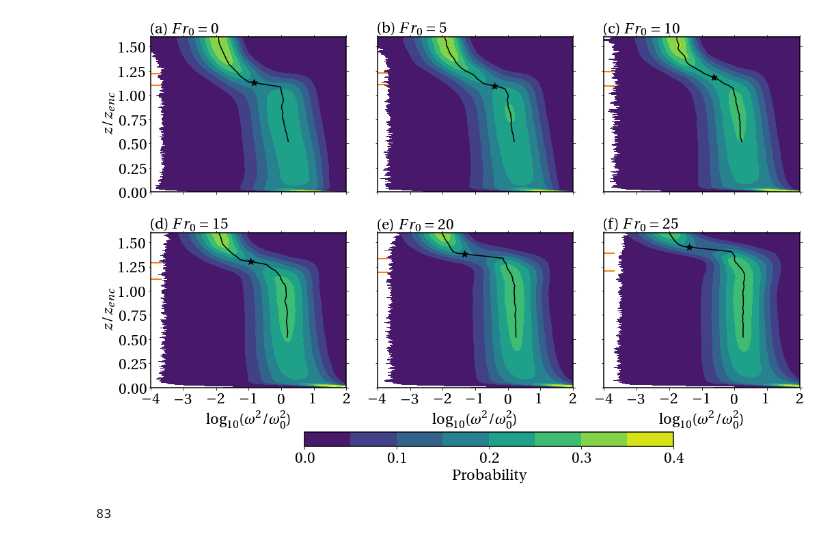
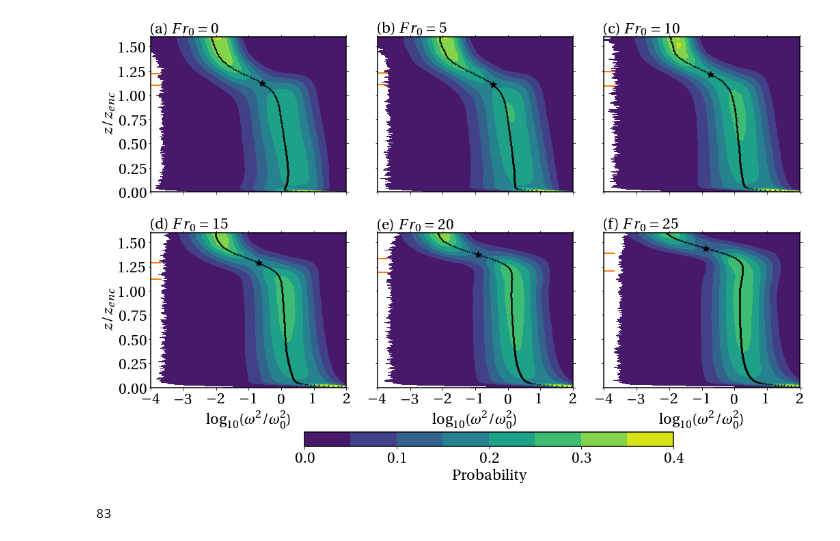
Before and after one commit to katherine-fodor/tlab-tools, a Jupyter notebook: PDFs.ipynb, the cells around one changed output. Drawn from its saved outputs; the diff is of its cells as text; code cells hidden in the pictures.

```diff
--- a/PDFs.ipynb
+++ b/PDFs.ipynb
@@ -286,67 +236,62 @@ ax1.set_xlim(-4,2)
 ax1.set_ylim(0,1.6)
 ax1.set_xticks([-4,-3,-2,-1,0,1,2])
 ax1.set_yticks([0,0.25,0.5,0.75,1,1.25,1.5])
+
 cs1 = ax1.contourf(S0_vortpdf_x_mean,S0_vortpdf_y_mean,S0_vortpdf_interp_runmean,cmap='viridis',levels=np.linspace(0,0.4,9))
-ax1.plot(maxvort_avg_S0[0][1],maxvort_avg_S0[0][0],'k')
-ax1.scatter(maxvort_avg_S0[0][1][j_saddle_S0],maxvort_avg_S0[0][0][j_saddle_S0],100,color='k',marker='*')
-# ax1.scatter(maxvort_S0,S0.y/np.mean(S0.z_enc),5,color='k',marker='.')
-# ax1.scatter((maxvort_S0[maxit_vort_S0+1]+maxvort_S0[maxit_vort_S0])/2,S0.y[maxit_vort_S0]/np.mean(S0.z_enc),100,color='k',marker='*')
+ax1.scatter(meanvort_S0,S0.y/np.mean(S0.z_enc),5,color='k',marker='.')
+ax1.scatter(meanvort_saddle_S0,y_vort_saddle_S0,100,color='k',marker='*')
 ax1.axhline(np.mean(S0.z_ig/S0.z_enc),0,0.05,color='C1',linewidth=2)
 ax1.axhline(np.mean(S0.z_if/S0.z_enc),0,0.05,color='C1',linewidth=2)
+
 cs2 = ax2.contourf(S05_vortpdf_x_mean,S05_vortpdf_y_mean,S05_vortpdf_interp_runmean,cmap='viridis',levels=np.linspace(0,0.4,9))
-ax2.plot(maxvort_avg_S05[0][1],maxvort_avg_S05[0][0],'k')
-ax2.scatter(maxvort_avg_S05[0][1][j_saddle_S05],maxvort_avg_S05[0][0][j_saddle_S05],100,color='k',marker='*')
-# ax2.scatter(maxvort_S05,S05.y/np.mean(S05.z_enc),5,color='k',marker='.')
-# ax2.scatter((maxvort_S05[maxit_vort_S05+1]+maxvort_S05[maxit_vort_S05])/2,S05.y[maxit_vort_S05]/np.mean(S05.z_enc),100,color='k',marker='*')
+ax2.scatter(meanvort_S05,S05.y/np.mean(S05.z_enc),5,color='k',marker='.')
+ax2.scatter(meanvort_saddle_S05,y_vort_saddle_S05,100,color='k',marker='*')
 ax2.axhline(np.mean(S05.z_ig/S05.z_enc),0,0.05,color='C1',linewidth=2)
 ax2.axhline(np.mean(S05.z_if/S05.z_enc),0,0.05,color='C1',linewidth=2)
+
 cs3 = ax3.contourf(S10_vortpdf_x_mean,S10_vortpdf_y_mean,S10_vortpdf_interp_runmean,cmap='viridis',levels=np.linspace(0,0.4,9))
-ax3.plot(maxvort_avg_S10[0][1],maxvort_avg_S10[0][0],'k')
-ax3.scatter(maxvort_avg_S10[0][1][j_saddle_S10],maxvort_avg_S10[0][0][j_saddle_S10],100,color='k',marker='*')
-# ax3.scatter(maxvort_S10,S10.y/np.mean(S10.z_enc),5,color='k',marker='.')
-# ax3.scatter((maxvort_S10[maxit_vort_S10+1]+maxvort_S10[maxit_vort_S10])/2,S10.y[maxit_vort_S10]/np.mean(S10.z_enc),100,color='k',marker='*')
+ax3.scatter(meanvort_S10,S10.y/np.mean(S10.z_enc),5,color='k',marker='.')
+ax3.scatter(meanvort_saddle_S10,y_vort_saddle_S10,100,color='k',marker='*')
 ax3.axhline(np.mean(S10.z_ig/S10.z_enc),0,0.05,color='C1',linewidth=2)
 ax3.axhline(np.mean(S10.z_if/S10.z_enc),0,0.05,color='C1',linewidth=2)
+
 cs4 = ax4.contourf(S15_vortpdf_x_mean,S15_vortpdf_y_mean,S15_vortpdf_interp_runmean,cmap='viridis',levels=np.linspace(0,0.4,9))
-ax4.plot(maxvort_avg_S15[0][1],maxvort_avg_S15[0][0],'k')
-ax4.scatter(maxvort_avg_S15[0][1][j_saddle_S15],maxvort_avg_S15[0][0][j_saddle_S15],100,color='k',marker='*')
-# ax4.scatter(maxvort_S15,S15.y/np.mean(S15.z_enc),5,color='k',marker='.')
-# ax4.scatter((maxvort_S15[maxit_vort_S15+1]+maxvort_S15[maxit_vort_S15])/2,S15.y[maxit_vort_S15]/np.mean(S15.z_enc),100,color='k',marker='*')
+ax4.scatter(meanvort_S15,S15.y/np.mean(S15.z_enc),5,color='k',marker='.')
+ax4.scatter(meanvort_saddle_S15,y_vort_saddle_S15,100,color='k',marker='*')
 ax4.axhline(np.mean(S15.z_ig/S15.z_enc),0,0.05,color='C1',linewidth=2)
 ax4.axhline(np.mean(S15.z_if/S15.z_enc),0,0.05,color='C1',linewidth=2)
+
 cs5 = ax5.contourf(S20_vortpdf_x_mean,S20_vortpdf_y_mean,S20_vortpdf_interp_runmean,cmap='viridis',levels=np.linspace(0,0.4,9))
-ax5.plot(maxvort_avg_S20[0][1],maxvort_avg_S20[0][0],'k')
-ax5.scatter(maxvort_avg_S20[0][1][j_saddle_S20],maxvort_avg_S20[0][0][j_saddle_S20],100,color='k',marker='*')
-# ax5.scatter(maxvort_S20,S20.y/np.mean(S20.z_enc),5,color='k',marker='.')
-# ax5.scatter((maxvort_S20[maxit_vort_S20+1]+maxvort_S20[maxit_vort_S20])/2,S20.y[maxit_vort_S20]/np.mean(S20.z_enc),100,color='k',marker='*')
+ax5.scatter(meanvort_S20,S20.y/np.mean(S20.z_enc),5,color='k',marker='.')
+ax5.scatter(meanvort_saddle_S20,y_vort_saddle_S20,100,color='k',marker='*')
 ax5.axhline(np.mean(S20.z_ig/S20.z_enc),0,0.05,color='C1',linewidth=2)
 ax5.axhline(np.mean(S20.z_if/S20.z_enc),0,0.05,color='C1',linewidth=2)
+
 cs6 = ax6.contourf(S25_vortpdf_x_mean,S25_vortpdf_y_mean,S25_vortpdf_interp_runmean,cmap='viridis',levels=np.linspace(0,0.4,9))
-ax6.plot(maxvort_avg_S25[0][1],maxvort_avg_S25[0][0],'k')
-ax6.scatter(maxvort_avg_S25[0][1][j_saddle_S25],maxvort_avg_S25[0][0][j_saddle_S25],100,color='k',marker='*')
-# ax6.scatter(maxvort_S25,S25.y/np.mean(S25.z_enc),5,color='k',marker='.')
-# ax6.scatter((maxvort_S25[maxit_vort_S25+1]+maxvort_S25[maxit_vort_S25])/2,S25.y[maxit_vort_S25]/np.mean(S25.z_enc),100,color='k',marker='*')
+ax6.scatter(meanvort_S25,S25.y/np.mean(S25.z_enc),5,color='k',marker='.')
+ax6.scatter(meanvort_saddle_S25,y_vort_saddle_S25,100,color='k',marker='*')
 ax6.axhline(np.mean(S25.z_ig/S25.z_enc),0,0.05,color='C1',linewidth=2)
 ax6.axhline(np.mean(S25.z_if/S25.z_enc),0,0.05,color='C1',linewidth=2)
+
 ax1.set_ylabel(r'$z/z_{enc}$')
 ax4.set_ylabel(r'$z/z_{enc}$')
 ax4.set_xlabel(r'$\log_{10}(\omega^2/\omega_0^2)$')
 ax5.set_xlabel(r'$\log_{10}(\omega^2/\omega_0^2)$')
 ax6.set_xlabel(r'$\log_{10}(\omega^2/\omega_0^2)$')
 ax1.set_title(r'(a) $Fr_0=0$',fontsize=24,loc='left')
 ax2.set_title(r'(b) $Fr_0=5$',fontsize=24,loc='left')
 ax3.set_title(r'(c) $Fr_0=10$',fontsize=24,loc='left')
 ax4.set_title(r'(d) $Fr_0=15$',fontsize=24,loc='left')
 ax5.set_title(r'(e) $Fr_0=20$',fontsize=24,loc='left')
 ax6.set_title(r'(f) $Fr_0=25$',fontsize=24,loc='left')
 cbar_ax = f.add_axes([0.3,0.1,0.5,0.03])
 cbar = f.colorbar(cs1,cax=cbar_ax,ticks=[0,0.1,0.2,0.3,0.4],orientation='horizontal')
 cbar.set_label('Probability')
 plt.tight_layout(rect=[0,0.1,1,1],h_pad=1)
-plt.savefig(opath+'pdfs_maxgrad_dy005_samplesizeylen.pdf',bbox_inches='tight')
+plt.savefig(opath+'pdfs_mean.pdf',bbox_inches='tight')
 plt.show()
 # %% [output]
-[figure, old version]
+[figure, new version]
 # %%
 # %% [output]
 83
```
Also changed, not shown: parts of 5 cells of this notebook, 3 other files.
